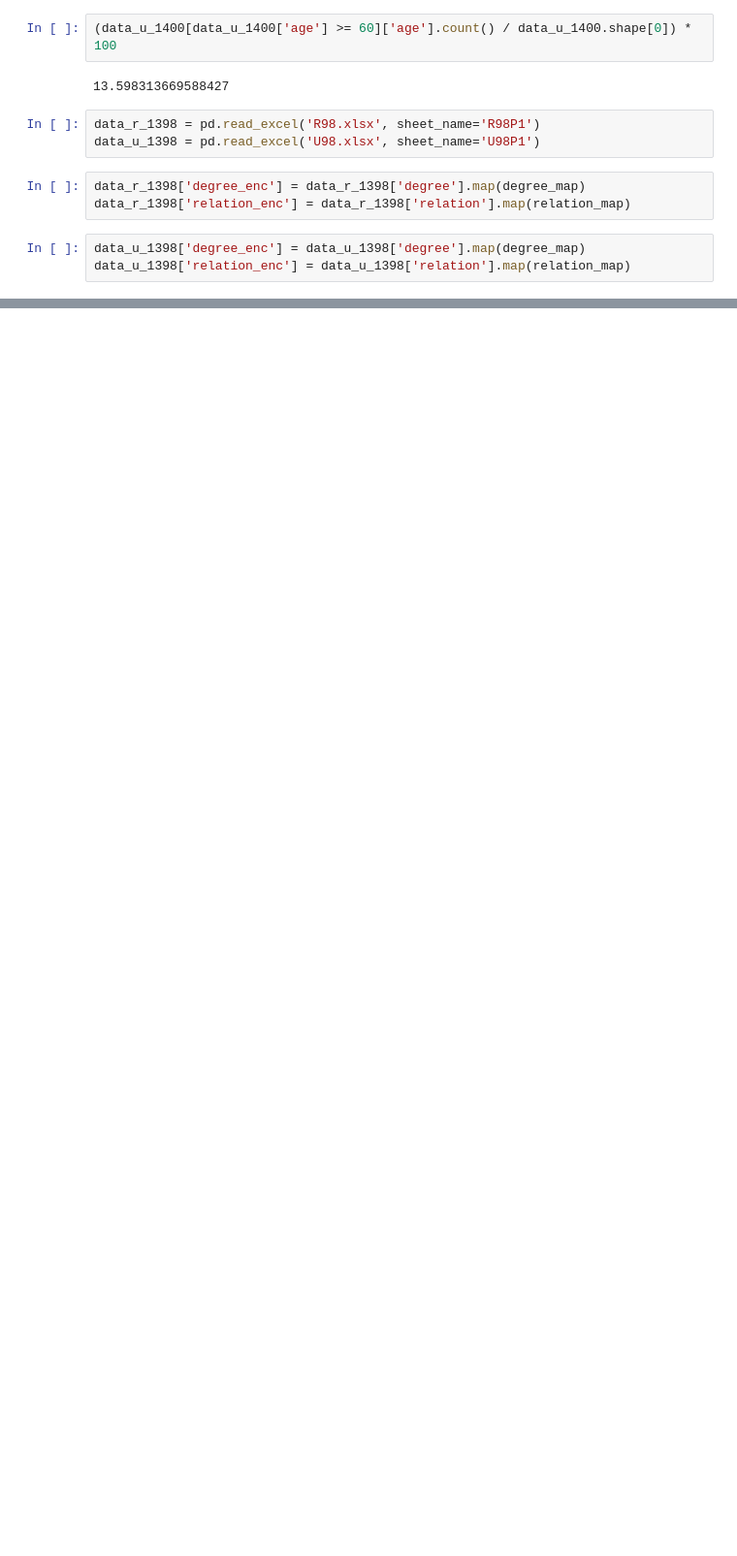
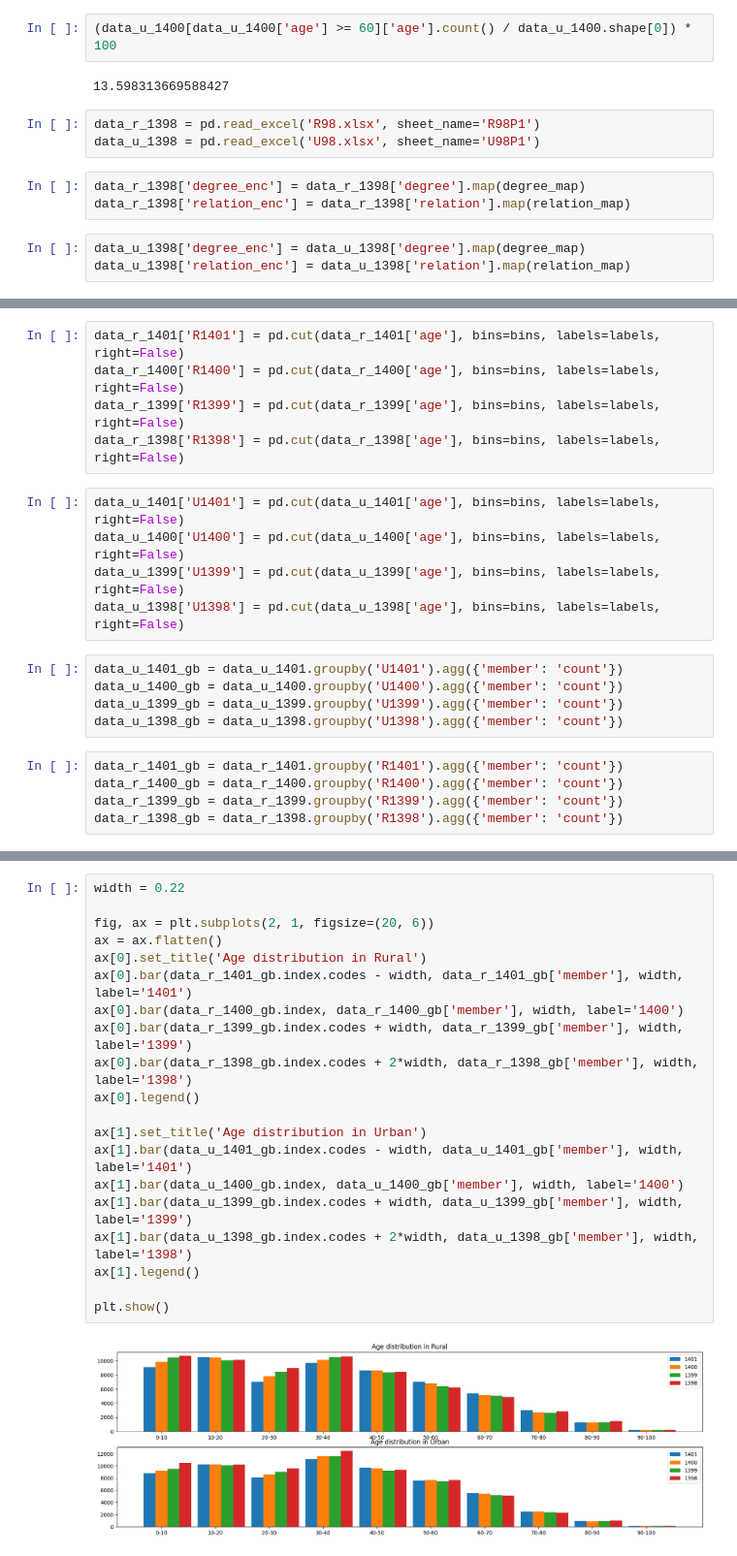
Before and after one commit to realBagher/IRAN-SCI-DATA-ANALYSIS-G4, a Jupyter notebook: Statistics/Q1.ipynb, the cells around one changed output, grey strips where cells are left out. Shown at 97% size. Cells and saved outputs as stored; diff of their text form; blank space fills up the shorter version.

```diff
--- a/Statistics/Q1.ipynb
+++ b/Statistics/Q1.ipynb
@@ -378,0 +120,20 @@ dt_azad_income = pd.read_excel('R1401.xlsx', sheet_name='R1401P4S02')
+# %%
+data_r_1401['R1401'] = pd.cut(data_r_1401['age'], bins=bins, labels=labels, right=False)
+data_r_1400['R1400'] = pd.cut(data_r_1400['age'], bins=bins, labels=labels, right=False)
+data_r_1399['R1399'] = pd.cut(data_r_1399['age'], bins=bins, labels=labels, right=False)
+data_r_1398['R1398'] = pd.cut(data_r_1398['age'], bins=bins, labels=labels, right=False)
+# %%
+data_u_1401['U1401'] = pd.cut(data_u_1401['age'], bins=bins, labels=labels, right=False)
+data_u_1400['U1400'] = pd.cut(data_u_1400['age'], bins=bins, labels=labels, right=False)
+data_u_1399['U1399'] = pd.cut(data_u_1399['age'], bins=bins, labels=labels, right=False)
+data_u_1398['U1398'] = pd.cut(data_u_1398['age'], bins=bins, labels=labels, right=False)
+# %%
+data_u_1401_gb = data_u_1401.groupby('U1401').agg({'member': 'count'})
+data_u_1400_gb = data_u_1400.groupby('U1400').agg({'member': 'count'})
+data_u_1399_gb = data_u_1399.groupby('U1399').agg({'member': 'count'})
+data_u_1398_gb = data_u_1398.groupby('U1398').agg({'member': 'count'})
+# %%
+data_r_1401_gb = data_r_1401.groupby('R1401').agg({'member': 'count'})
+data_r_1400_gb = data_r_1400.groupby('R1400').agg({'member': 'count'})
+data_r_1399_gb = data_r_1399.groupby('R1399').agg({'member': 'count'})
+data_r_1398_gb = data_r_1398.groupby('R1398').agg({'member': 'count'})
@@ -378,0 +146,22 @@ dt_azad_income = pd.read_excel('R1401.xlsx', sheet_name='R1401P4S02')
+# %%
+width = 0.22
+
+fig, ax = plt.subplots(2, 1, figsize=(20, 6))
+ax = ax.flatten()
+ax[0].set_title('Age distribution in Rural')
+ax[0].bar(data_r_1401_gb.index.codes - width, data_r_1401_gb['member'], width, label='1401')
+ax[0].bar(data_r_1400_gb.index, data_r_1400_gb['member'], width, label='1400')
+ax[0].bar(data_r_1399_gb.index.codes + width, data_r_1399_gb['member'], width, label='1399')
+ax[0].bar(data_r_1398_gb.index.codes + 2*width, data_r_1398_gb['member'], width, label='1398')
+ax[0].legend()
+
+ax[1].set_title('Age distribution in Urban')
+ax[1].bar(data_u_1401_gb.index.codes - width, data_u_1401_gb['member'], width, label='1401')
+ax[1].bar(data_u_1400_gb.index, data_u_1400_gb['member'], width, label='1400')
+ax[1].bar(data_u_1399_gb.index.codes + width, data_u_1399_gb['member'], width, label='1399')
+ax[1].bar(data_u_1398_gb.index.codes + 2*width, data_u_1398_gb['member'], width, label='1398')
+ax[1].legend()
+
+plt.show()
+# %% [output]
+[figure, added]
```
Also changed, not shown: parts of 33 cells of this notebook.
